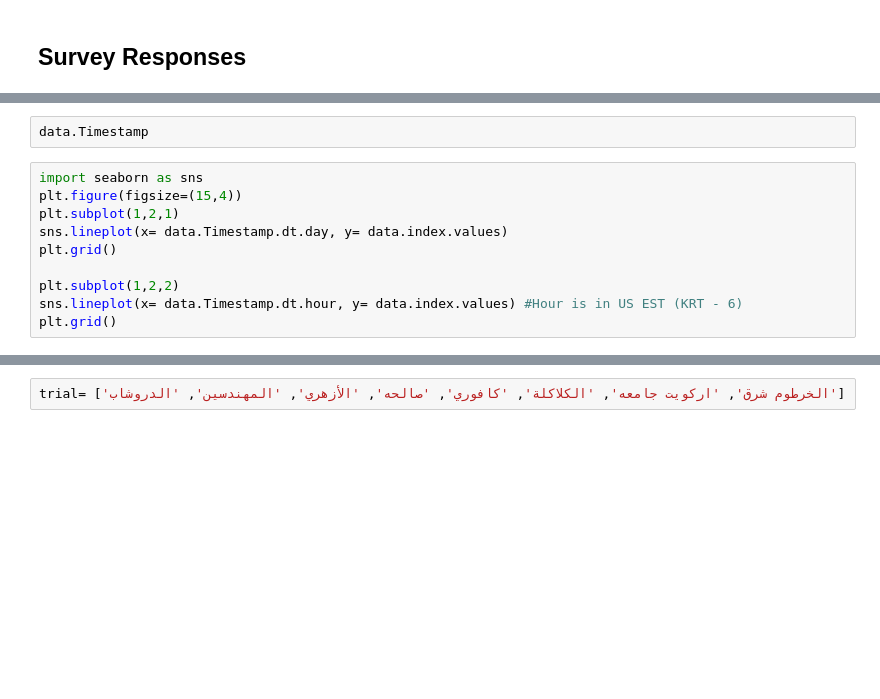
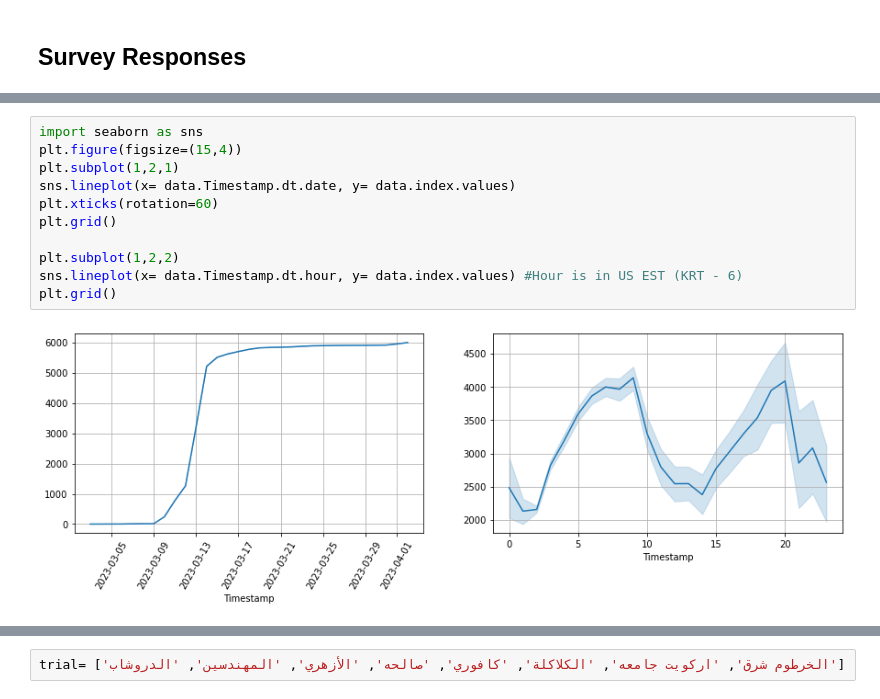
Before and after one commit to amolood/khartoumap, a Jupyter notebook: mapping_notebook.ipynb, the cells around one changed output, grey strips where cells are left out. Saved outputs shown, nothing was run; the diff lists cells and outputs as text; blank space fills up the shorter version.

Commit message:
apr 2nd survey data

```diff
--- a/mapping_notebook.ipynb
+++ b/mapping_notebook.ipynb
@@ -189,12 +251,13 @@ data[data.household_youth <= 15].household_youth.hist(bins=30)
-# %%
-data.Timestamp
 # %%
 import seaborn as sns
 plt.figure(figsize=(15,4))
 plt.subplot(1,2,1)
-sns.lineplot(x= data.Timestamp.dt.day, y= data.index.values)
+sns.lineplot(x= data.Timestamp.dt.date, y= data.index.values)
+plt.xticks(rotation=60)
 plt.grid()
 
 plt.subplot(1,2,2)
 sns.lineplot(x= data.Timestamp.dt.hour, y= data.index.values) #Hour is in US EST (KRT - 6)
 plt.grid()
+# %% [output]
+[figure, added]
```
Also changed, not shown: parts of 21 cells of this notebook, 4 other files.
